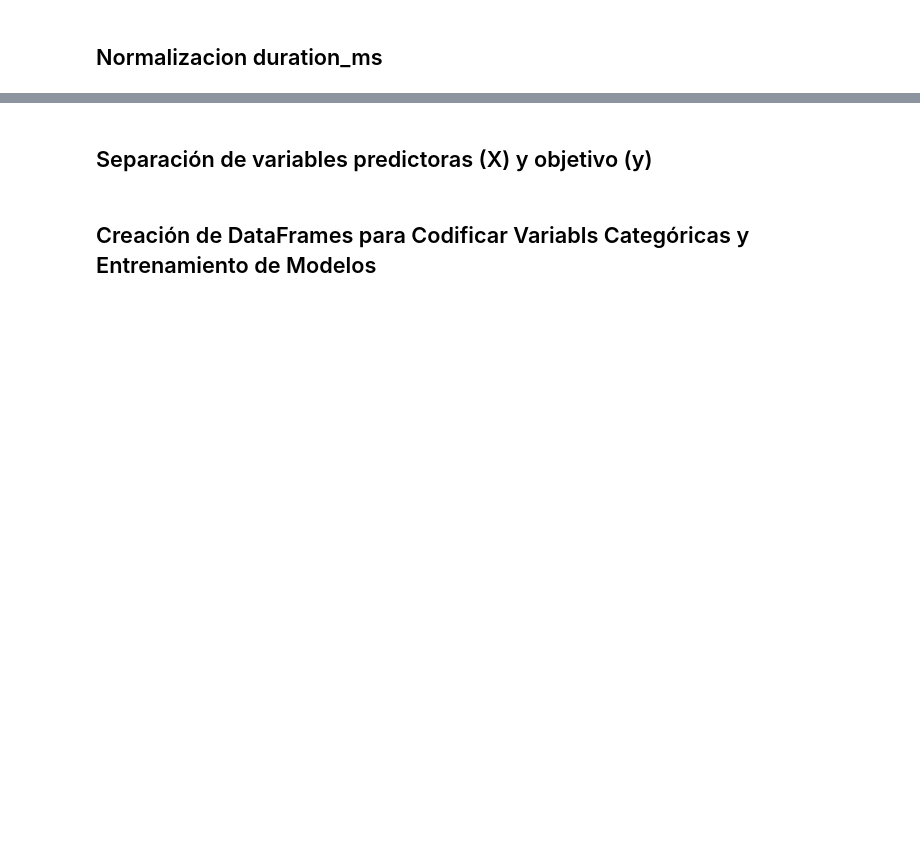
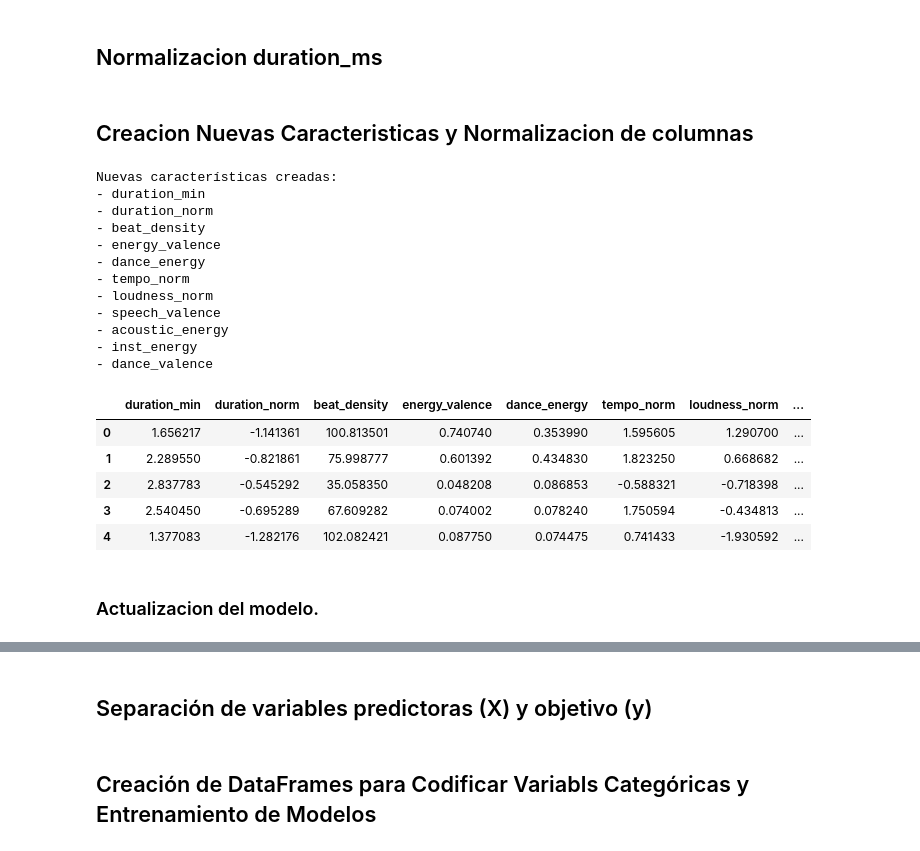
Before and after one commit to jmf-uniandes/pre-training, a Jupyter notebook: notebooks/03_preprocessing.ipynb, the cells around one changed output, grey strips where cells are left out. Saved outputs shown, nothing was run; the diff lists cells and outputs as text; code cells hidden in the pictures; blank space fills up the shorter version.

```diff
--- a/notebooks/03_preprocessing.ipynb
+++ b/notebooks/03_preprocessing.ipynb
@@ -66,6 +120,73 @@ Index(['genre', 'popularity', 'acousticness', 'danceability', 'duration_ms',
 # %% [markdown]
 ## Normalizacion duration_ms
-# %%
-## Normalizacion Duracion
-df["duration_min"] = df["duration_ms"] / 60000
-df.drop(columns="duration_ms", inplace=True)
+# %% [markdown]
+## Creacion Nuevas Caracteristicas y Normalizacion de columnas
+# %%
+# Normalización de Duración
+
+df["duration_min"] = df["duration_ms"] / 60000
+df["duration_norm"] = (df["duration_min"] - df["duration_min"].mean()) / df["duration_min"].std()
+
+
+# 1. Ritmo percibido real
+# Mide cuántos "beats por minuto real" tiene la canción relativo a su duración.
+df["beat_density"] = df["tempo"] / df["duration_min"]
+
+# 2. Energía emocional
+# Captura qué tan intensa y emocionalmente positiva es la canción a la vez.
+df["energy_valence"] = df["energy"] * df["valence"]
+
+# 3. Intensidad bailable
+# Representa cuánta energía tiene la canción mientras sigue siendo bailable.
+df["dance_energy"] = df["danceability"] * df["energy"]
+
+# 4. Normalizaciones globales
+df["tempo_norm"] = (df["tempo"] - df["tempo"].mean()) / df["tempo"].std()
+df["loudness_norm"] = (df["loudness"] - df["loudness"].mean()) / df["loudness"].std()
+
+# 5. Combinaciones adicionales
+# speech_valence → mide cuán "feliz" es una canción hablada o con estilo rap.
+df["speech_valence"] = df["speechiness"] * df["valence"]
+
+# acoustic_energy → mide cuánta energía tiene una canción acústica o con instrumentos reales.
+df["acoustic_energy"] = df["acousticness"] * df["energy"]
+
+# inst_energy → mide la intensidad de canciones instrumentales, especialmente EDM o techno.
+df["inst_energy"] = df["instrumentalness"] * df["energy"]
+
+# dance_valence → mide qué tan bailable y emocionalmente positiva es una canción.
+df["dance_valence"] = df["danceability"] * df["valence"]
+
+new_features = [
+    "duration_min", "duration_norm",
+    "beat_density", "energy_valence", "dance_energy",
+    "tempo_norm", "loudness_norm",
+    "speech_valence", "acoustic_energy", "inst_energy", "dance_valence"
+]
+
+print("Nuevas características creadas:")
+for feature in new_features:
+    print(f"- {feature}")
+
+display(df[new_features].head())
+# %% [output]
+Nuevas características creadas:
+- duration_min
+- duration_norm
+- beat_density
+- energy_valence
+- dance_energy
+- tempo_norm
+- loudness_norm
+- speech_valence
+- acoustic_energy
+- inst_energy
+- dance_valence
+|  | duration_min | duration_norm | beat_density | energy_valence | dance_energy | tempo_norm | loudness_norm | ... |
+| 0 | 1.656217 | -1.141361 | 100.813501 | 0.740740 | 0.353990 | 1.595605 | 1.290700 | ... |
+| 1 | 2.289550 | -0.821861 | 75.998777 | 0.601392 | 0.434830 | 1.823250 | 0.668682 | ... |
+| 2 | 2.837783 | -0.545292 | 35.058350 | 0.048208 | 0.086853 | -0.588321 | -0.718398 | ... |
+| 3 | 2.540450 | -0.695289 | 67.609282 | 0.074002 | 0.078240 | 1.750594 | -0.434813 | ... |
+| 4 | 1.377083 | -1.282176 | 102.082421 | 0.087750 | 0.074475 | 0.741433 | -1.930592 | ... |
+# %% [markdown]
+### Actualizacion del modelo.
```
Also changed, not shown: parts of 16 cells of this notebook, 11 other files.
